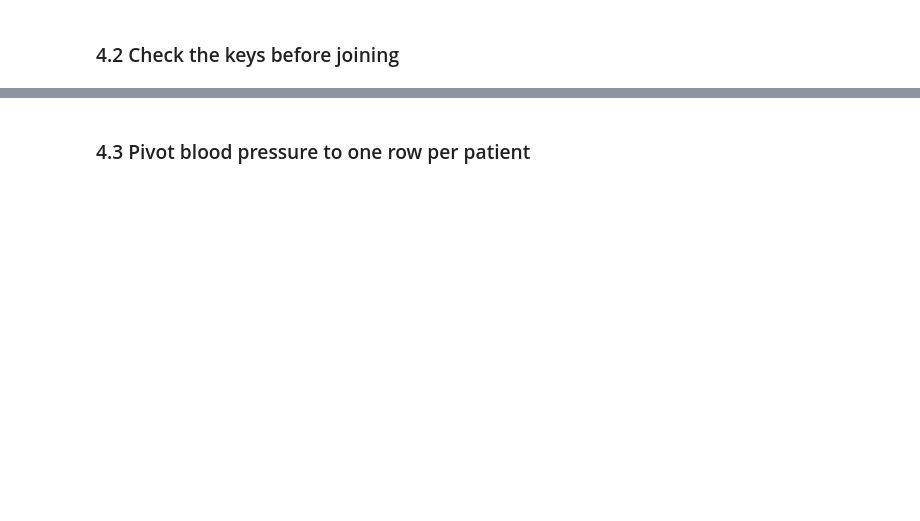
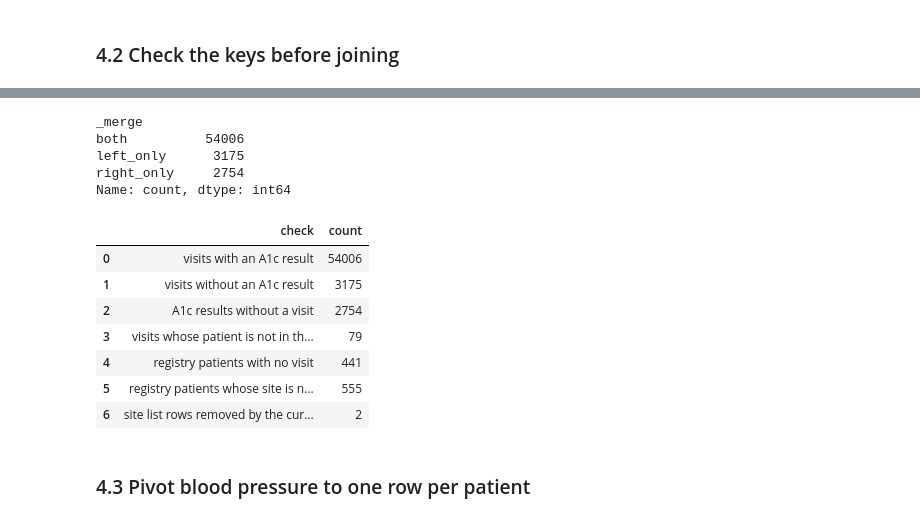
Before and after one commit to sarazavala/ds217-26f-06, a Jupyter notebook: assignment.ipynb, the cells around one changed output, grey strips where cells are left out. Saved outputs shown, nothing was run; the diff lists cells and outputs as text; code cells hidden in the pictures; blank space fills up the shorter version.

```diff
--- a/assignment.ipynb
+++ b/assignment.ipynb
@@ -687,6 +789,79 @@ sites_current = None
 # %%
-# TODO: step 3, outer merge visits_clean and a1c_long with indicator=True and show the _merge counts,
-# then save the seven counts in README Task 4.2 to MERGE_AUDIT_PATH.
+# Keep all visit and lab keys so unmatched rows are visible.
+visit_a1c_audit = visits_clean.merge(
+    a1c_long,
+    on=["patient_id", "visit"],
+    how="outer",
+    indicator=True,
+    validate="one_to_one",
+)
+
+display(visit_a1c_audit["_merge"].value_counts())
+
+matched = visit_a1c_audit["_merge"].eq("both").sum()
+visits_without_a1c = (
+    visit_a1c_audit["_merge"].eq("left_only").sum()
+)
+a1c_without_visits = (
+    visit_a1c_audit["_merge"].eq("right_only").sum()
+)
+
+merge_audit = pd.DataFrame({
+    "check": [
+        "visits with an A1c result",
+        "visits without an A1c result",
+        "A1c results without a visit",
+        "visits whose patient is not in the registry",
+        "registry patients with no visit",
+        "registry patients whose site is not in the site list",
+        "site list rows removed by the current-record rule",
+    ],
+    "count": [
+        matched,
+        visits_without_a1c,
+        a1c_without_visits,
+        (
+            ~visits_clean["patient_id"].isin(
+                patients_clean["patient_id"]
+            )
+        ).sum(),
+        (
+            ~patients_clean["patient_id"].isin(
+                visits_clean["patient_id"]
+            )
+        ).sum(),
+        (
+            ~patients_clean["site_code"].isin(
+                sites["site_code"]
+            )
+        ).sum(),
+        len(sites) - len(sites_current),
+    ],
+})
+
+merge_audit["count"] = merge_audit["count"].astype("int64")
+
+# Confirm that every visit and available lab result is accounted for.
+assert matched + visits_without_a1c == len(visits_clean)
+assert matched + a1c_without_visits == len(a1c_long)
+
+merge_audit.to_csv(MERGE_AUDIT_PATH, index=False)
+
+display(merge_audit)
+# %% [output]
+_merge
+both          54006
+left_only      3175
+right_only     2754
+Name: count, dtype: int64
+|  | check | count |
+| 0 | visits with an A1c result | 54006 |
+| 1 | visits without an A1c result | 3175 |
+| 2 | A1c results without a visit | 2754 |
+| 3 | visits whose patient is not in th... | 79 |
+| 4 | registry patients with no visit | 441 |
+| 5 | registry patients whose site is n... | 555 |
+| 6 | site list rows removed by the cur... | 2 |
 # %% [markdown]
 ### 4.3 Pivot blood pressure to one row per patient
 # %%
```
Also changed, not shown: parts of 10 cells of this notebook, 4 other files.
